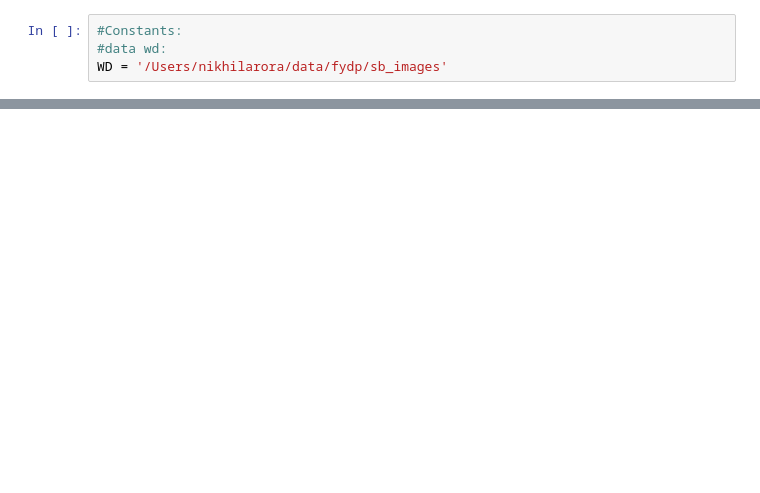
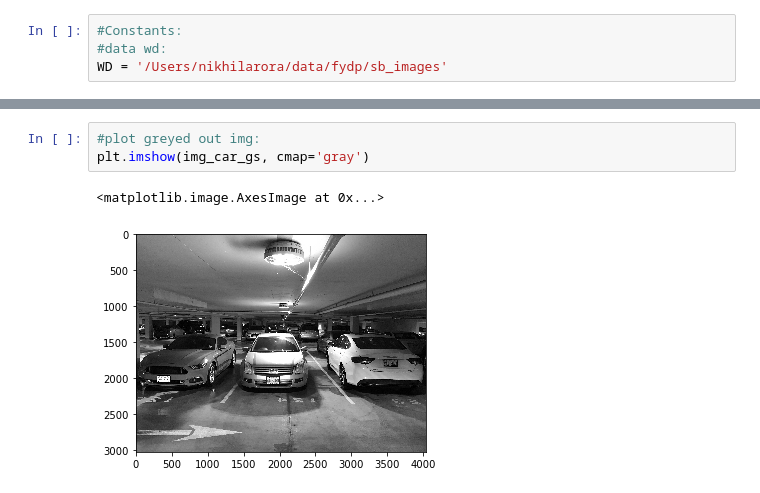
Before and after one commit to NikhilJArora/fydp-codebase, a Jupyter notebook: skimage_test_nb.ipynb, the cells around one changed output, grey strips where cells are left out. Cells and saved outputs as stored; diff of their text form; blank space fills up the shorter version.

```diff
--- a/skimage_test_nb.ipynb
+++ b/skimage_test_nb.ipynb
@@ -21,0 +53,6 @@ img_ncar = io.imread(WD + '/IMG_9769.JPG')
+# %%
+#plot greyed out img:
+plt.imshow(img_car_gs, cmap='gray')
+# %% [output]
+<matplotlib.image.AxesImage at 0x...>
+[figure, added]
```
Also changed, not shown: parts of 19 cells of this notebook.
